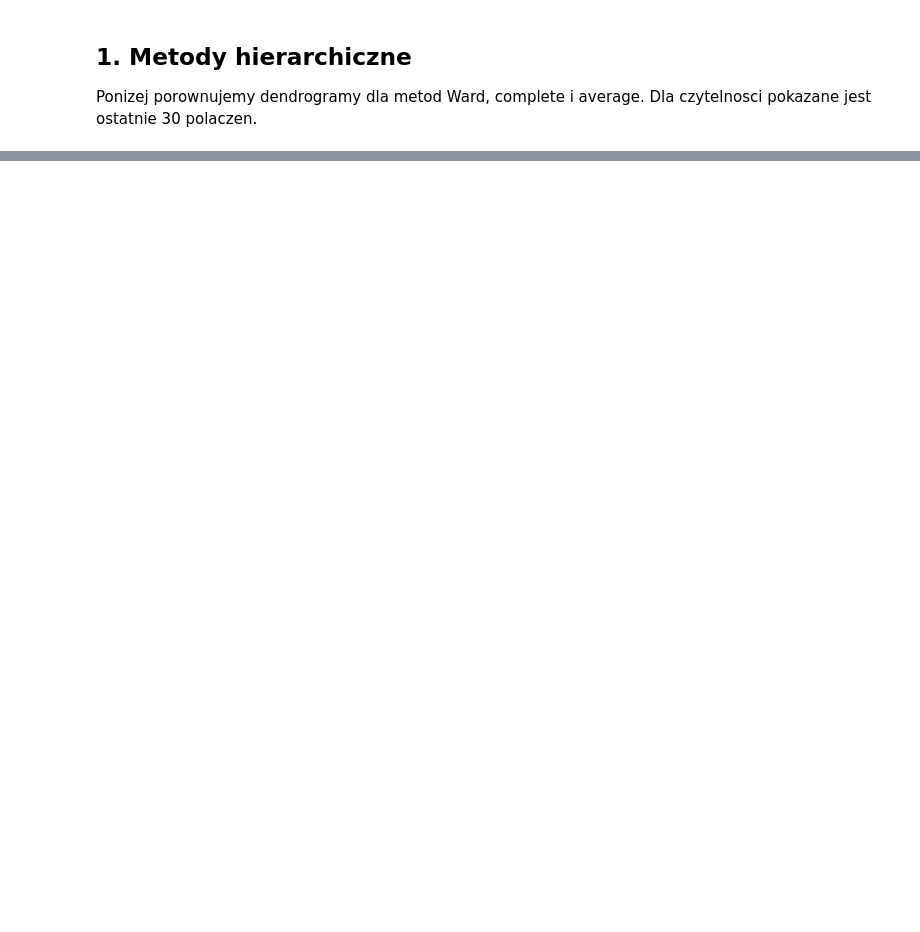
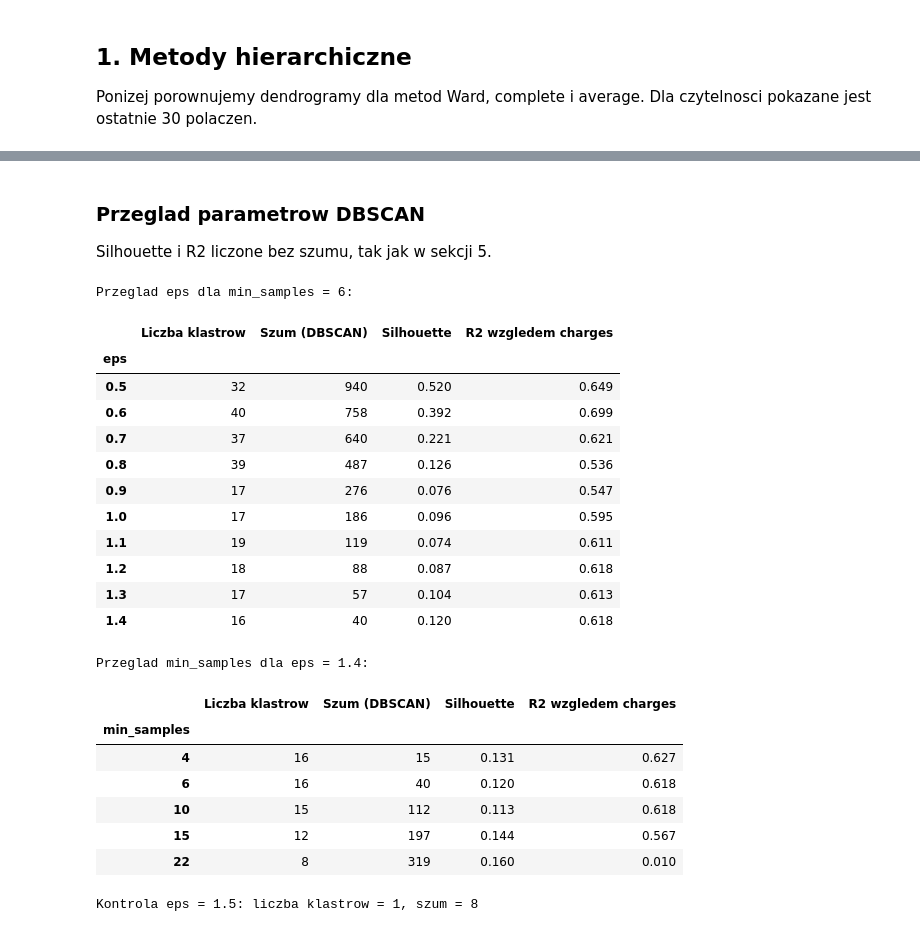
Before and after one commit to Tomaszlek/ED, a Jupyter notebook: ED_PS3_TJ_KS.ipynb, the cells around one changed output, grey strips where cells are left out. Saved outputs shown, nothing was run; the diff lists cells and outputs as text; code cells hidden in the pictures; blank space fills up the shorter version.

```diff
--- a/ED_PS3_TJ_KS.ipynb
+++ b/ED_PS3_TJ_KS.ipynb
@@ -77,0 +144,46 @@ plt.close(fig)
+# %% [markdown]
+### Przeglad parametrow DBSCAN
+
+Silhouette i R2 liczone bez szumu, tak jak w sekcji 5.
+# %%
+wartosci_eps = [0.5, 0.6, 0.7, 0.8, 0.9, 1.0, 1.1, 1.2, 1.3, 1.4]
+przeglad_eps = pd.DataFrame([
+    {'eps': eps, **ocen_podzial(DBSCAN(eps=eps, min_samples=min_samples_dbscan).fit_predict(X_scaled))}
+    for eps in wartosci_eps
+]).set_index('eps')
+print(f'Przeglad eps dla min_samples = {min_samples_dbscan}:')
+display(przeglad_eps.round(3))
+
+wartosci_min_samples = [4, 6, 10, 15, 22]
+przeglad_min_samples = pd.DataFrame([
+    {'min_samples': ms, **ocen_podzial(DBSCAN(eps=eps_dbscan, min_samples=ms).fit_predict(X_scaled))}
+    for ms in wartosci_min_samples
+]).set_index('min_samples')
+print(f'Przeglad min_samples dla eps = {eps_dbscan}:')
+display(przeglad_min_samples.round(3))
+
+etykiety_eps_15 = DBSCAN(eps=1.5, min_samples=min_samples_dbscan).fit_predict(X_scaled)
+print(f'Kontrola eps = 1.5: liczba klastrow = {etykiety_eps_15.max() + 1}, szum = {(etykiety_eps_15 == -1).sum()}')
+# %% [output]
+Przeglad eps dla min_samples = 6:
+|  | Liczba klastrow | Szum (DBSCAN) | Silhouette | R2 wzgledem charges |
+| eps |  |  |  |  |
+| 0.5 | 32 | 940 | 0.520 | 0.649 |
+| 0.6 | 40 | 758 | 0.392 | 0.699 |
+| 0.7 | 37 | 640 | 0.221 | 0.621 |
+| 0.8 | 39 | 487 | 0.126 | 0.536 |
+| 0.9 | 17 | 276 | 0.076 | 0.547 |
+| 1.0 | 17 | 186 | 0.096 | 0.595 |
+| 1.1 | 19 | 119 | 0.074 | 0.611 |
+| 1.2 | 18 | 88 | 0.087 | 0.618 |
+| 1.3 | 17 | 57 | 0.104 | 0.613 |
+| 1.4 | 16 | 40 | 0.120 | 0.618 |
+Przeglad min_samples dla eps = 1.4:
+|  | Liczba klastrow | Szum (DBSCAN) | Silhouette | R2 wzgledem charges |
+| min_samples |  |  |  |  |
+| 4 | 16 | 15 | 0.131 | 0.627 |
+| 6 | 16 | 40 | 0.120 | 0.618 |
+| 10 | 15 | 112 | 0.113 | 0.618 |
+| 15 | 12 | 197 | 0.144 | 0.567 |
+| 22 | 8 | 319 | 0.160 | 0.010 |
+Kontrola eps = 1.5: liczba klastrow = 1, szum = 8
```
Also changed, not shown: parts of 20 cells of this notebook.
